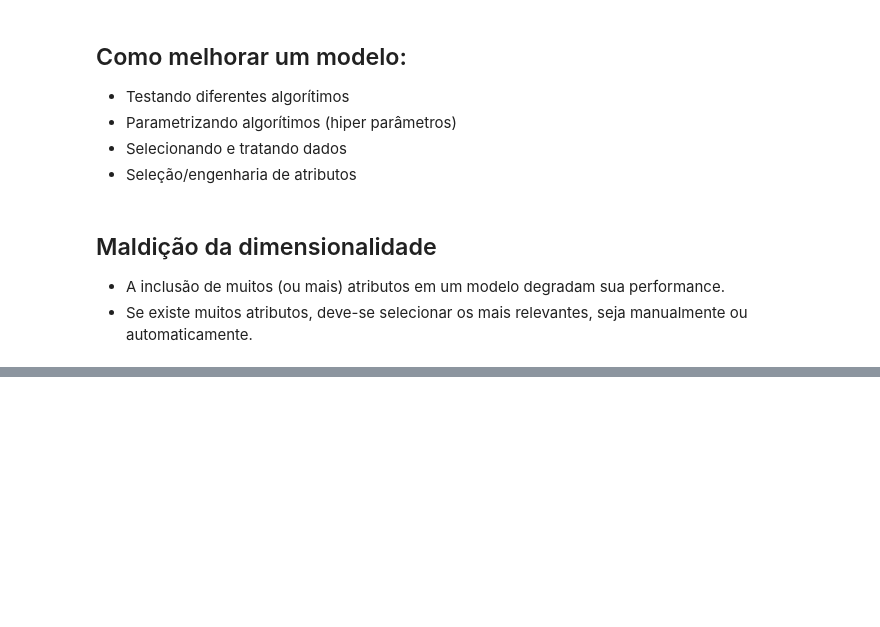
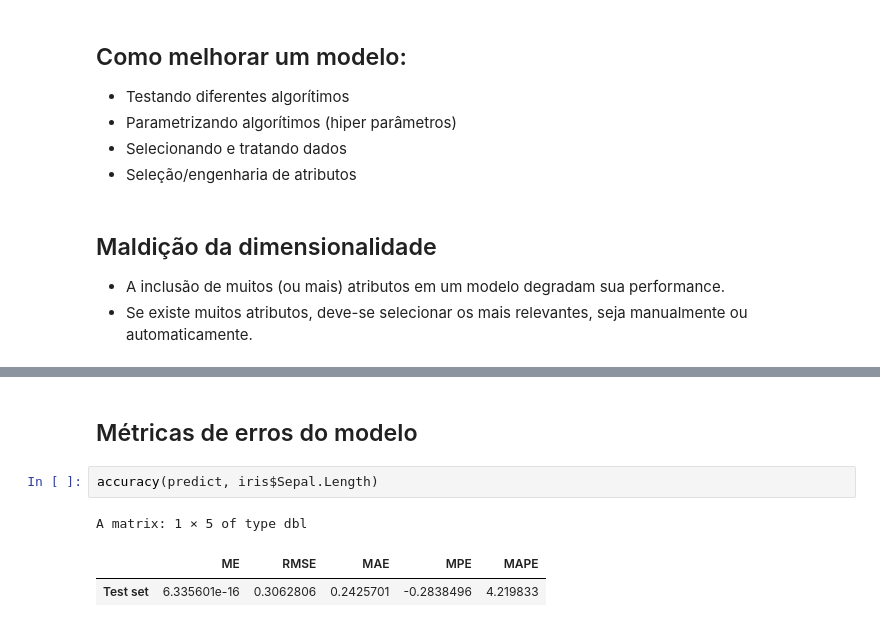
Before and after one commit to emariot/machine_learning, a Jupyter notebook: R/classificadores.ipynb, the cells around one changed output, grey strips where cells are left out. Cells and saved outputs as stored; diff of their text form; blank space fills up the shorter version.

```diff
--- a/R/classificadores.ipynb
+++ b/R/classificadores.ipynb
@@ -77,0 +176,8 @@ HTML widgets cannot be represented in plain text (need html)
+# %% [markdown]
+## Métricas de erros do modelo
+# %%
+accuracy(predict, iris$Sepal.Length)
+# %% [output]
+A matrix: 1 × 5 of type dbl
+|  | ME | RMSE | MAE | MPE | MAPE |
+| Test set | 6.335601e-16 | 0.3062806 | 0.2425701 | -0.2838496 | 4.219833 |
```
Also changed, not shown: parts of 13 cells of this notebook.
